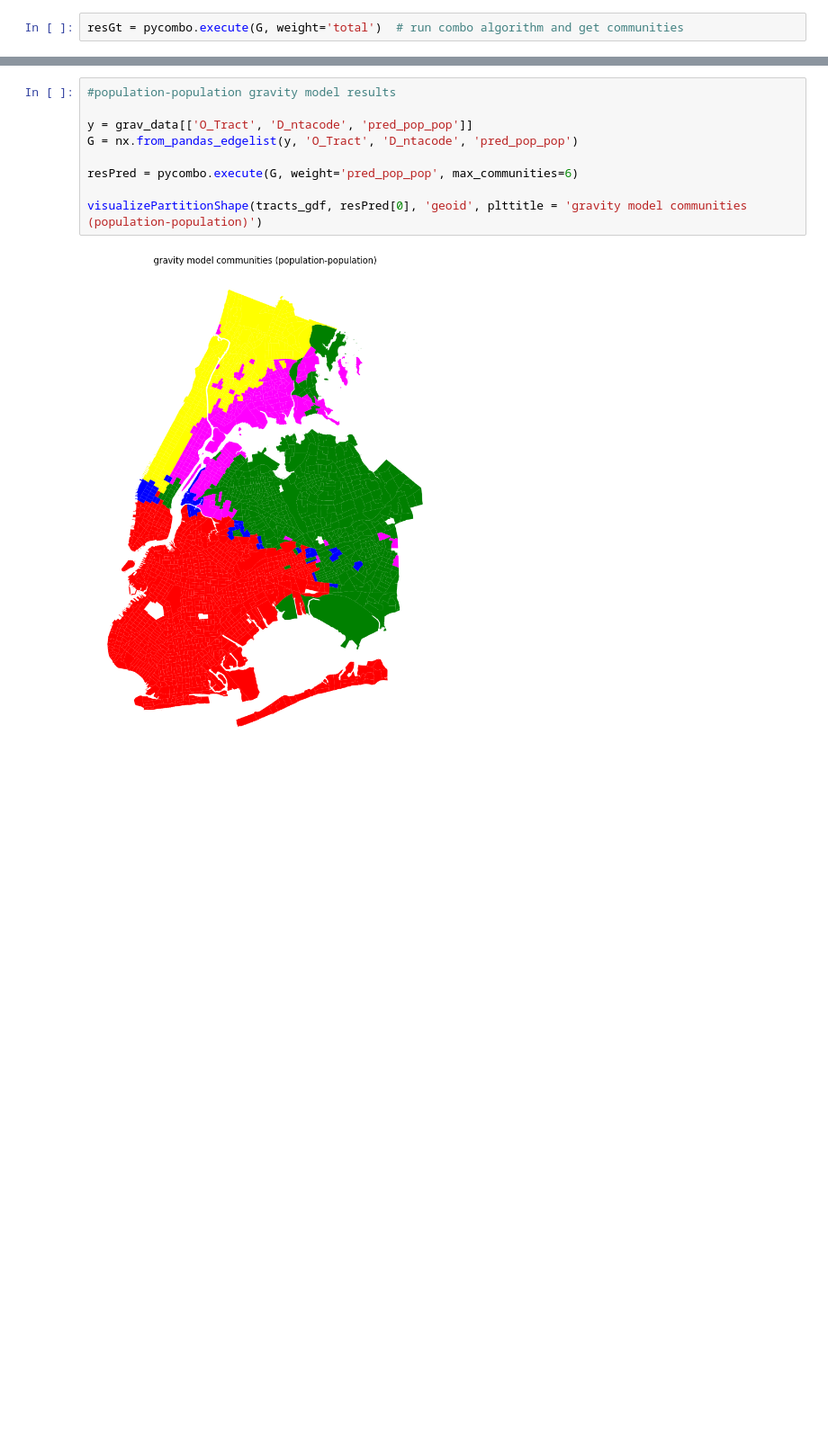
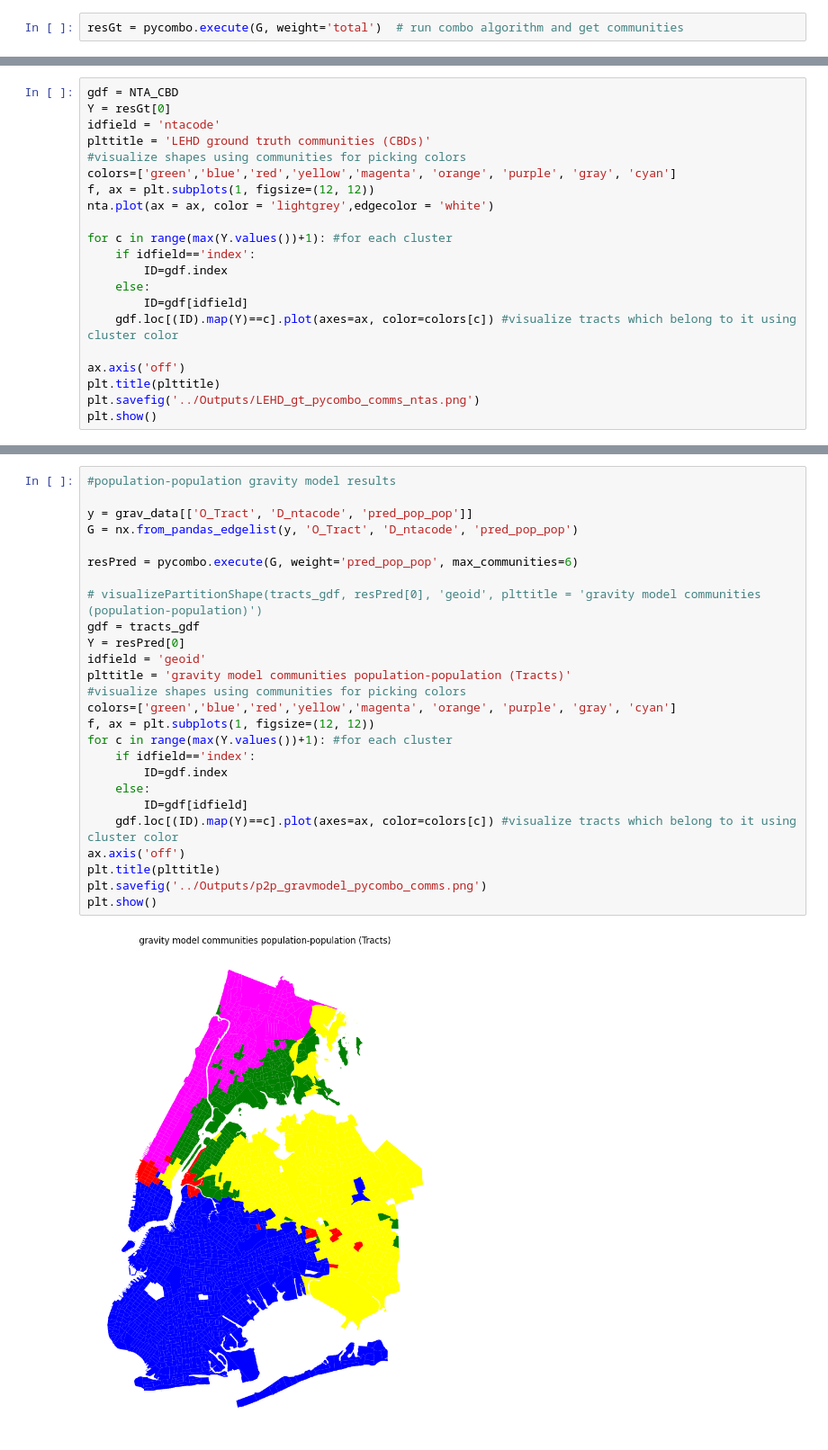
Before and after one commit to emj1020/complex_urban_systems_finalproj, a Jupyter notebook: Scripts/09_GravityModel_CommunityDetection.ipynb, the cells around one changed output, grey strips where cells are left out. Shown at 90% size. Drawn from its saved outputs; the diff is of its cells as text; blank space fills up the shorter version.

Commit message:
grav model images

```diff
--- a/Scripts/09_GravityModel_CommunityDetection.ipynb
+++ b/Scripts/09_GravityModel_CommunityDetection.ipynb
@@ -429,0 +483,21 @@ visualizePartitionShape(tracts_gdf, resGt[0], 'geoid', plttitle = 'LEHD ground t
+# %%
+gdf = NTA_CBD
+Y = resGt[0]
+idfield = 'ntacode'
+plttitle = 'LEHD ground truth communities (CBDs)'
+#visualize shapes using communities for picking colors
+colors=['green','blue','red','yellow','magenta', 'orange', 'purple', 'gray', 'cyan']
+f, ax = plt.subplots(1, figsize=(12, 12))
+nta.plot(ax = ax, color = 'lightgrey',edgecolor = 'white')
+
+for c in range(max(Y.values())+1): #for each cluster
+    if idfield=='index':
+        ID=gdf.index
+    else:
+        ID=gdf[idfield]
+    gdf.loc[(ID).map(Y)==c].plot(axes=ax, color=colors[c]) #visualize tracts which belong to it using cluster color
+
+ax.axis('off')
+plt.title(plttitle)
+plt.savefig('../Outputs/LEHD_gt_pycombo_comms_ntas.png')
+plt.show()
@@ -430,11 +506,28 @@ visualizePartitionShape(tracts_gdf, resGt[0], 'geoid', plttitle = 'LEHD ground t
 # %%
 #population-population gravity model results
 
 y = grav_data[['O_Tract', 'D_ntacode', 'pred_pop_pop']]
 G = nx.from_pandas_edgelist(y, 'O_Tract', 'D_ntacode', 'pred_pop_pop')
 
 resPred = pycombo.execute(G, weight='pred_pop_pop', max_communities=6)
 
-visualizePartitionShape(tracts_gdf, resPred[0], 'geoid', plttitle = 'gravity model communities (population-population)')
+# visualizePartitionShape(tracts_gdf, resPred[0], 'geoid', plttitle = 'gravity model communities (population-population)')
+gdf = tracts_gdf
+Y = resPred[0]
+idfield = 'geoid'
+plttitle = 'gravity model communities population-population (Tracts)'
+#visualize shapes using communities for picking colors
+colors=['green','blue','red','yellow','magenta', 'orange', 'purple', 'gray', 'cyan']
+f, ax = plt.subplots(1, figsize=(12, 12))
+for c in range(max(Y.values())+1): #for each cluster
+    if idfield=='index':
+        ID=gdf.index
+    else:
+        ID=gdf[idfield]
+    gdf.loc[(ID).map(Y)==c].plot(axes=ax, color=colors[c]) #visualize tracts which belong to it using cluster color
+ax.axis('off')
+plt.title(plttitle)
+plt.savefig('../Outputs/p2p_gravmodel_pycombo_comms.png')
+plt.show()
 # %% [output]
-[figure, old version]
+[figure, new version]
```
Also changed, not shown: parts of 12 cells of this notebook, 4 other files.
